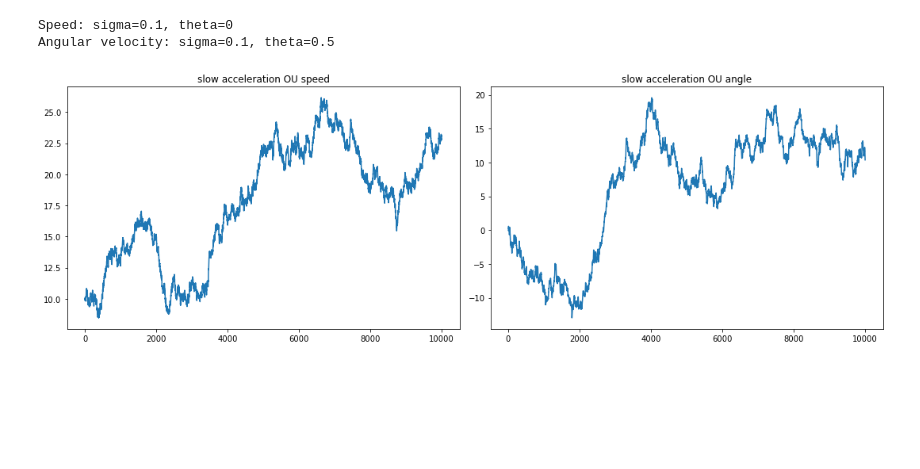
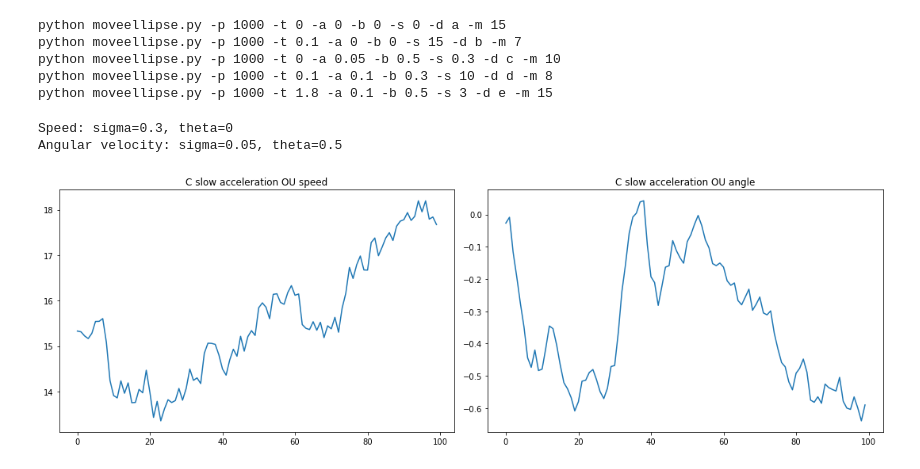
Before and after one commit to mixmixmix/moovemoo, a Jupyter notebook: random2dwalk.ipynb, the cells around one changed output. Saved outputs shown, nothing was run; the diff lists cells and outputs as text; code cells hidden in the pictures; blank space fills up the shorter version.

```diff
--- a/random2dwalk.ipynb
+++ b/random2dwalk.ipynb
@@ -40,11 +40,10 @@ class Mooveemodel:
 
         self.angle = self.angle + self.os[1] * dt1[1]
 
-        self.s = np.log1p(np.exp(self.os[0]))
+        #self.s = np.log1p(np.exp(self.os[0]))
+        self.s = abs(self.os[0])
         self.v[0] = self.s*np.cos(self.angle)
         self.v[1] = self.s*np.sin(self.angle)
-        #self.v[0] = abs(self.os[0])*np.cos(self.angle)
-        #self.v[1] = abs(self.os[0])*np.sin(self.angle)
 
         return self.v
 
@@ -67,34 +58,44 @@ mm = Mooveemodel(0,0, mu_s, sigma_speed,sigma_angular_velocity,theta_speed, thet
-# %%
-speeds_a = []
-speeds_b = []
-speeds_c = []
-angles = []
-speeds_mag = []
-
-for _ in range(10000):
-    a = mm.v[0]
-    b = mm.v[1]
-    c = mm.os[0] #speed
-    aa = mm.angle
-    speeds_a.append(a)
-    speeds_b.append(b)
-    speeds_c.append(c)
-    angles.append(aa)
-    speeds_mag.append(mm.s)
-    mm.updateSpeed()
+# %%
+mu_s ,sigma_speed, sigma_angular_velocity, theta_speed, theta_angular_velocity, name, dirname= 15, 0, 0, 0, 0, 'A: continuous speed movement in a straight line', 'a'
+print('python moveellipse.py -p 1000 -t {} -a {} -b {} -s {} -d {} -m {}'.format(theta_speed, sigma_angular_velocity, theta_angular_velocity, sigma_speed, dirname, mu_s))
+mu_s ,sigma_speed, sigma_angular_velocity, theta_speed, theta_angular_velocity, name, dirname= 7, 15, 0, 0.1, 0, 'B: straight line, OU speed process', 'b'
+print('python moveellipse.py -p 1000 -t {} -a {} -b {} -s {} -d {} -m {}'.format(theta_speed, sigma_angular_velocity, theta_angular_velocity, sigma_speed, dirname, mu_s))
+mu_s ,sigma_speed, sigma_angular_velocity, theta_speed, theta_angular_velocity, name, dirname = 10, 0.3, 0.05, 0, 0.5, 'C slow acceleration OU', 'c'
+print('python moveellipse.py -p 1000 -t {} -a {} -b {} -s {} -d {} -m {}'.format(theta_speed, sigma_angular_velocity, theta_angular_velocity, sigma_speed, dirname, mu_s))
+mu_s ,sigma_speed, sigma_angular_velocity, theta_speed, theta_angular_velocity, name, dirname= 8, 10, .1, 0.1, 0.3, 'D OU process', 'd'
+print('python moveellipse.py -p 1000 -t {} -a {} -b {} -s {} -d {} -m {}'.format(theta_speed, sigma_angular_velocity, theta_angular_velocity, sigma_speed, dirname, mu_s))
+mu_s ,sigma_speed, sigma_angular_velocity, theta_speed, theta_angular_velocity, name, dirname= 15, 3, 0.1, 1.8, 0.5, 'E: OU process', 'e'
+print('python moveellipse.py -p 1000 -t {} -a {} -b {} -s {} -d {} -m {}'.format(theta_speed, sigma_angular_velocity, theta_angular_velocity, sigma_speed, dirname, mu_s))
+# %% [output]
+python moveellipse.py -p 1000 -t 0 -a 0 -b 0 -s 0 -d a -m 15
+python moveellipse.py -p 1000 -t 0.1 -a 0 -b 0 -s 15 -d b -m 7
+python moveellipse.py -p 1000 -t 0 -a 0.05 -b 0.5 -s 0.3 -d c -m 10
+python moveellipse.py -p 1000 -t 0.1 -a 0.1 -b 0.3 -s 10 -d d -m 8
+python moveellipse.py -p 1000 -t 1.8 -a 0.1 -b 0.5 -s 3 -d e -m 15
 # %%
+
+mu_s ,sigma_speed, sigma_angular_velocity, theta_speed, theta_angular_velocity, name, dirname = 15, 0.3, 0.05, 0, 0.5, 'C slow acceleration OU', 'c'
+mm = Mooveemodel(0,0, mu_s, sigma_speed,sigma_angular_velocity,theta_speed, theta_angular_velocity)
+angles = []
+speeds_mag = []
+for _ in range(100):
+    aa = mm.angle
+    angles.append(aa)
+    speeds_mag.append(mm.s)
+    mm.updateSpeed()
+
 f, ax = plt.subplots(1,2, figsize=(15,5))
 polots = ax.flatten()
 polots[0].plot(speeds_mag)
 polots[0].set_title(name + " speed")
 polots[1].plot(angles)
 polots[1].set_title(name + " angle")
 f.tight_layout()
 s_str = 'Speed: sigma={0}, theta={1}'.format(sigma_speed,theta_speed)
 a_str = 'Angular velocity: sigma={0}, theta={1}'.format(sigma_angular_velocity,theta_angular_velocity)
 print(s_str)
 print(a_str)
 # %% [output]
-Speed: sigma=0.1, theta=0
-Angular velocity: sigma=0.1, theta=0.5
+Speed: sigma=0.3, theta=0
+Angular velocity: sigma=0.05, theta=0.5
-[figure, old version]
+[figure, new version]
```
Also changed, not shown: parts of 2 cells of this notebook, 2 other files.
